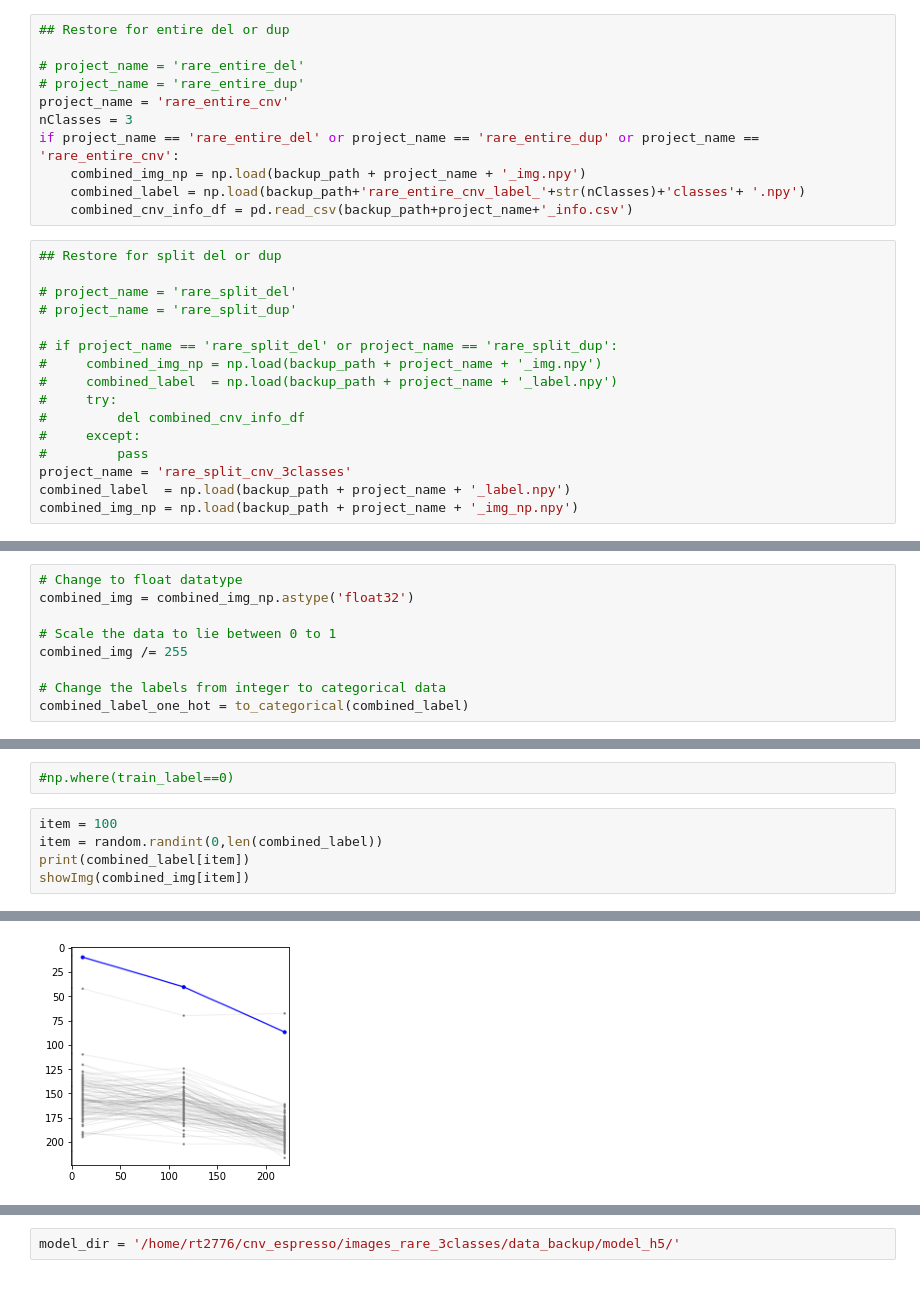
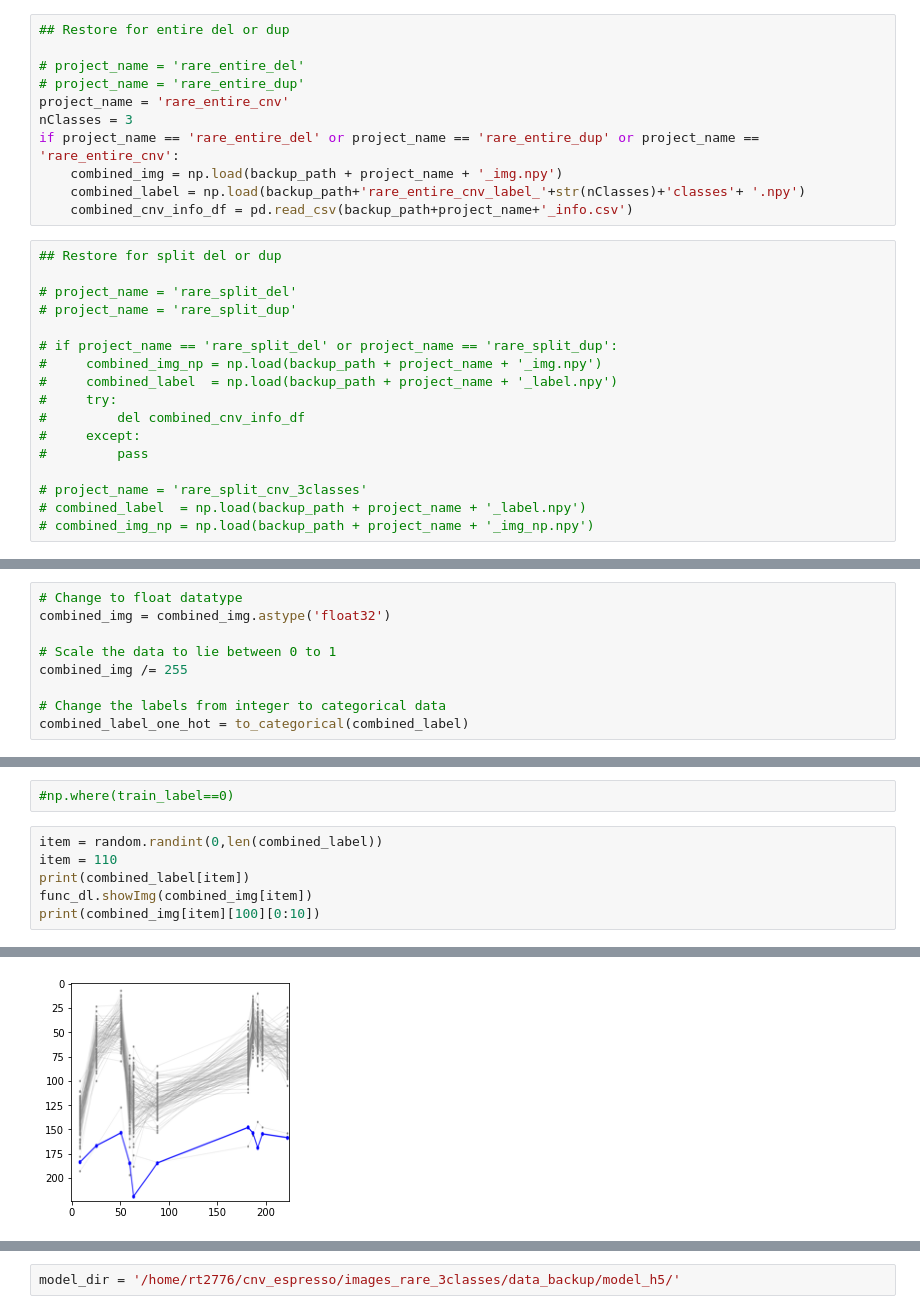
Before and after one commit to ShenLab/CNV-Espresso, a Jupyter notebook: src/training.ipynb, the cells around one changed output, grey strips where cells are left out. Drawn from its saved outputs; the diff is of its cells as text.

```diff
--- a/src/training.ipynb
+++ b/src/training.ipynb
@@ -423,7 +216,7 @@ np.save(backup_path + project_name + '_img_np', combined_img_np)
 project_name = 'rare_entire_cnv'
 nClasses = 3
 if project_name == 'rare_entire_del' or project_name == 'rare_entire_dup' or project_name == 'rare_entire_cnv':
-    combined_img_np = np.load(backup_path + project_name + '_img.npy')
+    combined_img = np.load(backup_path + project_name + '_img.npy')
     combined_label = np.load(backup_path+'rare_entire_cnv_label_'+str(nClasses)+'classes'+ '.npy')
     combined_cnv_info_df = pd.read_csv(backup_path+project_name+'_info.csv')
 # %%
@@ -439,8 +232,9 @@ if project_name == 'rare_entire_del' or project_name == 'rare_entire_dup' or pro
 #         del combined_cnv_info_df
 #     except:
 #         pass
-project_name = 'rare_split_cnv_3classes'
-combined_label  = np.load(backup_path + project_name + '_label.npy')
-combined_img_np = np.load(backup_path + project_name + '_img_np.npy')
+
+# project_name = 'rare_split_cnv_3classes'
+# combined_label  = np.load(backup_path + project_name + '_label.npy')
+# combined_img_np = np.load(backup_path + project_name + '_img_np.npy')
 # %%
 print("Project: '%s' dataset loaded."%project_name)
@@ -469,7 +263,7 @@ print("The shape of input tensor:",input_shape)
 The shape of input tensor: (224, 224, 3)
 # %%
 # Change to float datatype
-combined_img = combined_img_np.astype('float32')
+combined_img = combined_img.astype('float32')
 
 # Scale the data to lie between 0 to 1
 combined_img /= 255
@@ -493,8 +287,9 @@ Output classes :  [0 1 2]
 # %%
 #np.where(train_label==0)
 # %%
-item = 100
 item = random.randint(0,len(combined_label))
+item = 110
 print(combined_label[item])
-showImg(combined_img[item])
+func_dl.showImg(combined_img[item])
+print(combined_img[item][100][0:10])
 # %% [output]
@@ -502,2 +307,2 @@ showImg(combined_img[item])
-[figure, old version]
+[figure, new version]
 # %% [markdown]
```
Also changed, not shown: parts of 102 cells of this notebook, 1 other file.
